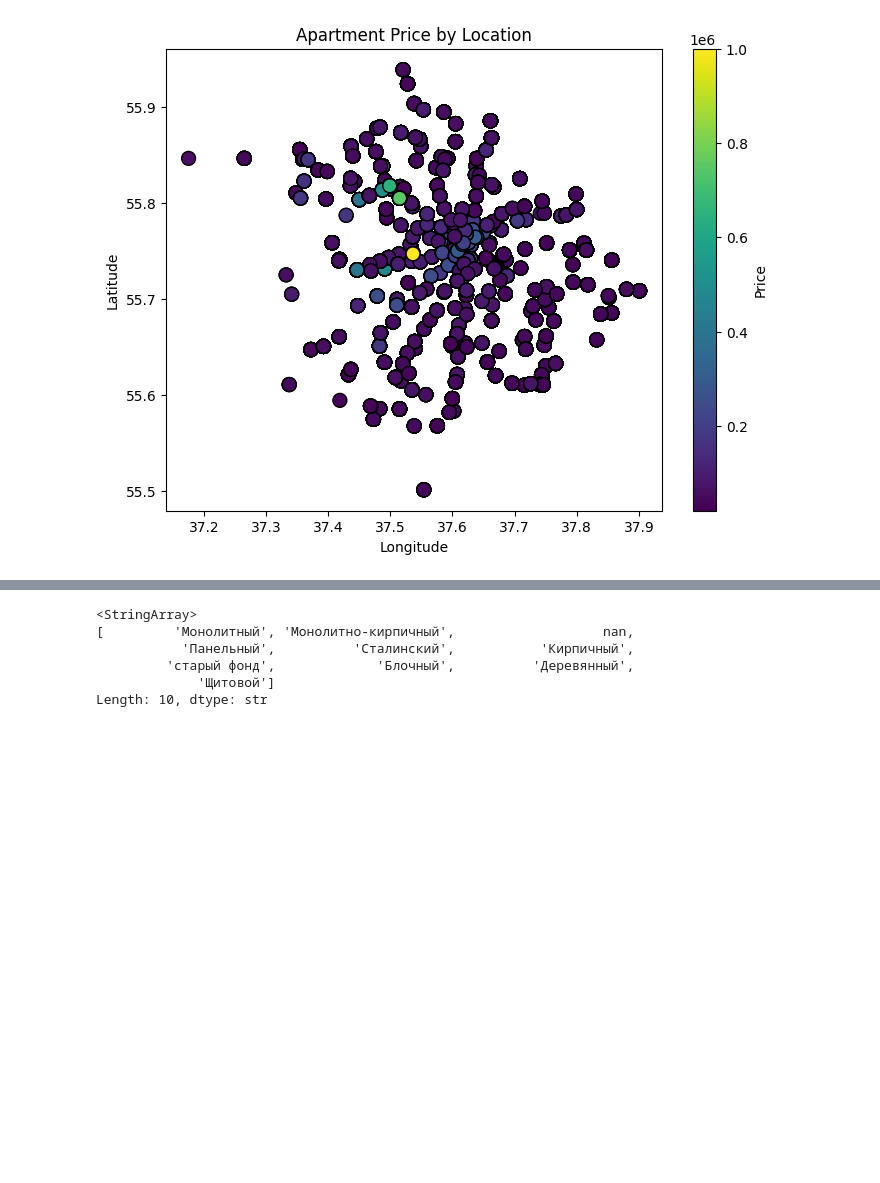
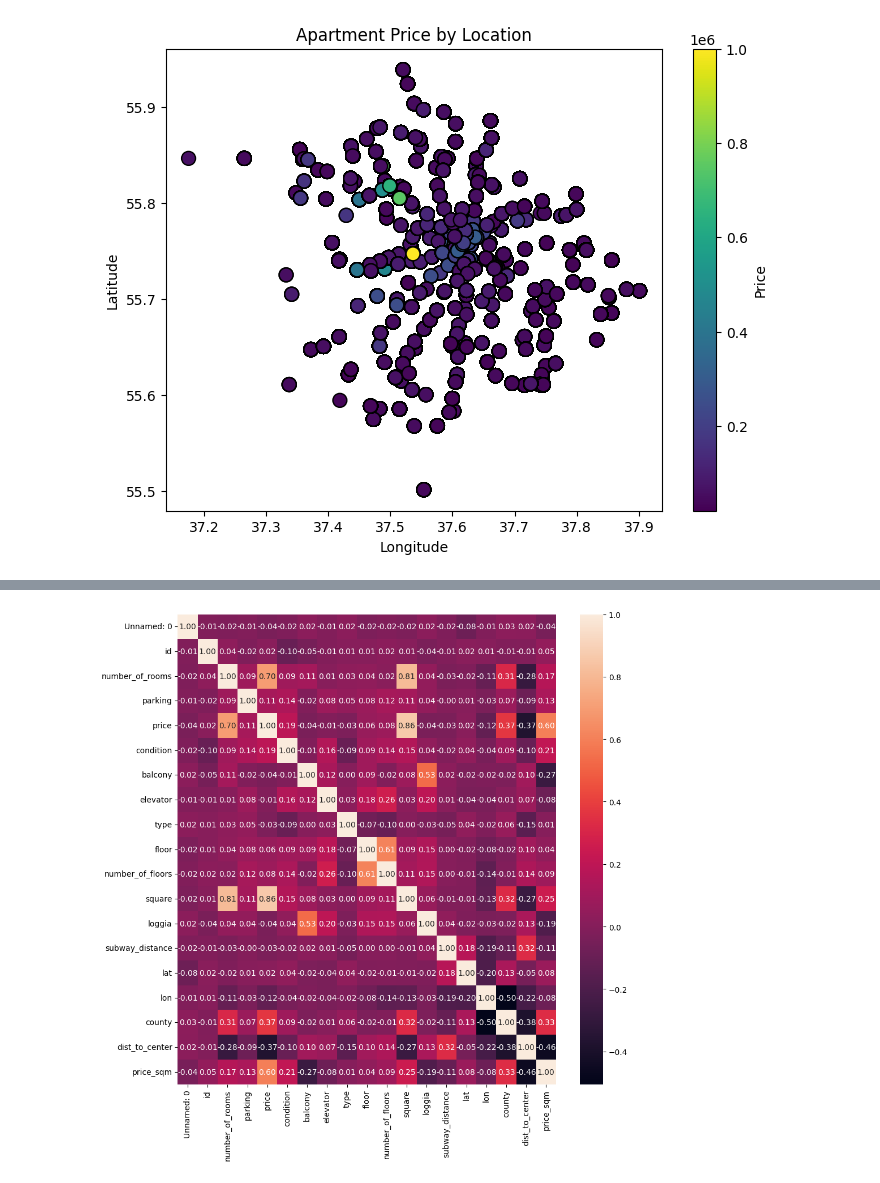
Before and after one commit to Ali-B-Indahouse/How-Much-Is-The-real-estate-in-Moscow, a Jupyter notebook: main.ipynb, the cells around one changed output, grey strips where cells are left out. Saved outputs shown, nothing was run; the diff lists cells and outputs as text; code cells hidden in the pictures; blank space fills up the shorter version.

```diff
--- a/main.ipynb
+++ b/main.ipynb
@@ -661,0 +752,4 @@ ValueError: not enough values to unpack (expected 2, got 1)
+# %%
+# Добавить lat, lon  по метро
+df[['lat', 'lon']] = df['Метро'].apply(lambda x: pd.Series(get_subway_location(x)))
+df.head(2)
@@ -800,0 +978,33 @@ Length: 10, dtype: str
+# %%
+#шифрование округов
+county_to_num ={
+"ТАО": 1, # Троицкий АО – самые низкие цены
+"НАО": 2, # Новомосковский АО
+"ЗелАО": 3, # Зеленоград
+"ЮВАО": 4, # Юго-Восточный АО
+"ЮАО": 5, # Южный АО
+"ВАО": 6,# Восточный АО
+"СВАО": 7, # Северо-Восточный АО
+"САО": 8,# Северный АО
+"СЗАО": 9, #Северо-Западный АО
+"ЮЗАО": 10,# Юго-Западный АО
+"ЗАО": 11,# Западный АО
+"ЦАО": 12# Центральный АО – самые высокие цены
+}
+
+df['county'] = df['county'].map(county_to_num)
+# %%
+type_to_num ={
+    'Неизвестен': 0,
+    'Щитовой': 1,
+    'Деревянный': 2,
+    'Блочный': 3,
+    'Панельный': 4,
+    'Монолитный': 5,
+    'Монолитно-кирпичный': 6,
+    'Кирпичный': 7,
+    'Сталинский': 8,
+    'старый фонд': 9
+}
+
+df['type'] = df['type'].map(type_to_num)
@@ -800,0 +1031,2 @@ Length: 10, dtype: str
+# %%
+df['price_sqm']= df['price']/df['square']
@@ -804,10 +1053,0 @@ Length: 10, dtype: str
-# %%
-df[df['тип_дома'].isna()]
-df['тип_дома'].unique()
-# %% [output]
-<StringArray>
-[         'Монолитный', 'Монолитно-кирпичный',                   nan,
-           'Панельный',          'Сталинский',           'Кирпичный',
-         'старый фонд',             'Блочный',          'Деревянный',
-             'Щитовой']
-Length: 10, dtype: str
@@ -837,0 +1054,7 @@ Length: 10, dtype: str
+# %%
+plt.figure(figsize=(10, 10))
+sns.heatmap(df.corr(numeric_only=True), fmt='.2f', annot=True)
+plt.tight_layout()
+plt.show()
+# %% [output]
+[figure, added]
```
Also changed, not shown: parts of 25 cells of this notebook, 1 other file.
